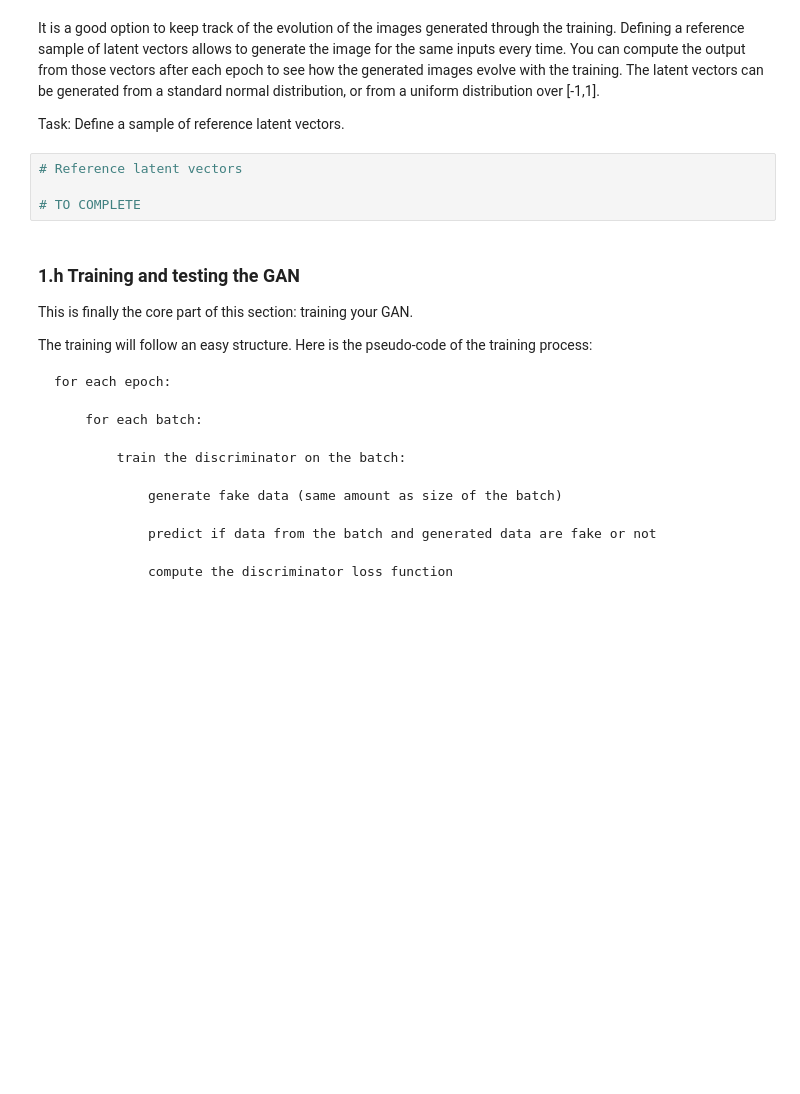
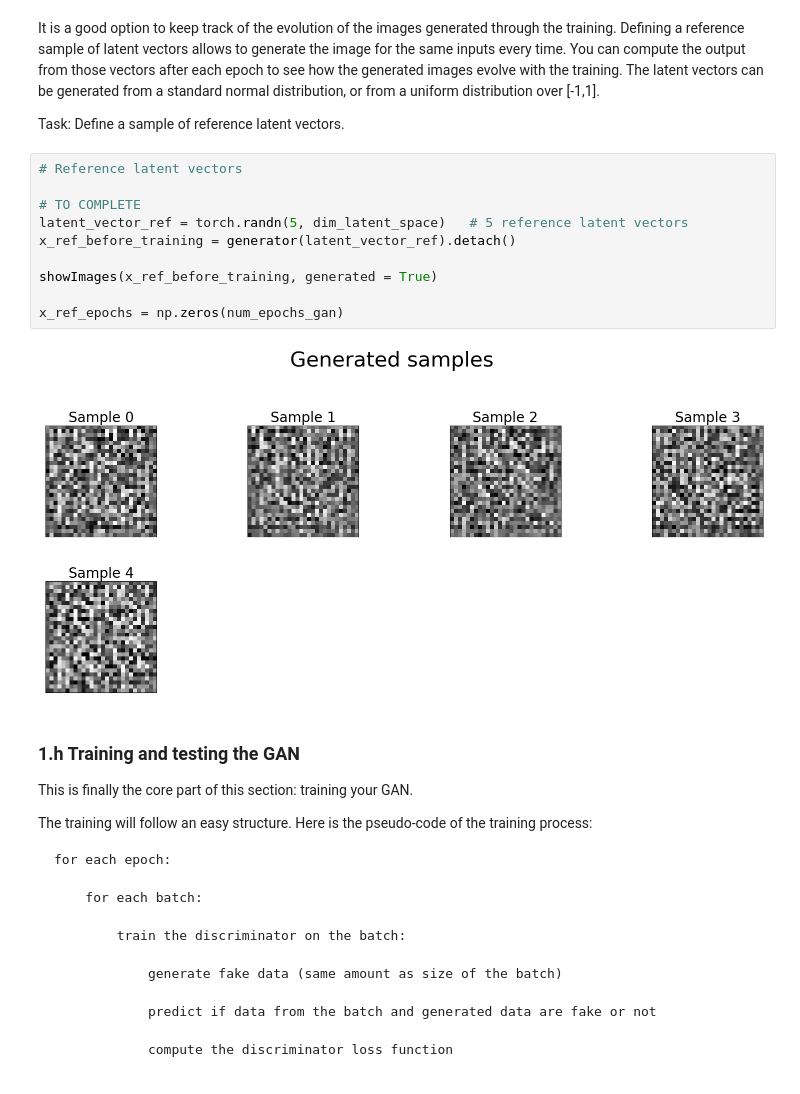
Before and after one commit to mathjacob/LINMA2472-HW3, a Jupyter notebook: hw3_part1_v2.ipynb, the cells around one changed output. Drawn from its saved outputs; the diff is of its cells as text; blank space fills up the shorter version.

Commit message:
Implemented GAN but apparently problem with the training.

```diff
--- a/hw3_part1_v2.ipynb
+++ b/hw3_part1_v2.ipynb
@@ -469,7 +575,15 @@ Task: Define a sample of reference latent vectors.
 # %%
 # Reference latent vectors
 
 # TO COMPLETE
+latent_vector_ref = torch.randn(5, dim_latent_space)   # 5 reference latent vectors
+x_ref_before_training = generator(latent_vector_ref).detach()
+
+showImages(x_ref_before_training, generated = True)
+
+x_ref_epochs = np.zeros(num_epochs_gan)
+# %% [output]
+[figure, added]
 # %% [markdown]
 ### 1.h Training and testing the GAN
 This is finally the core part of this section: training your GAN.
```
Also changed, not shown: parts of 12 cells of this notebook.
